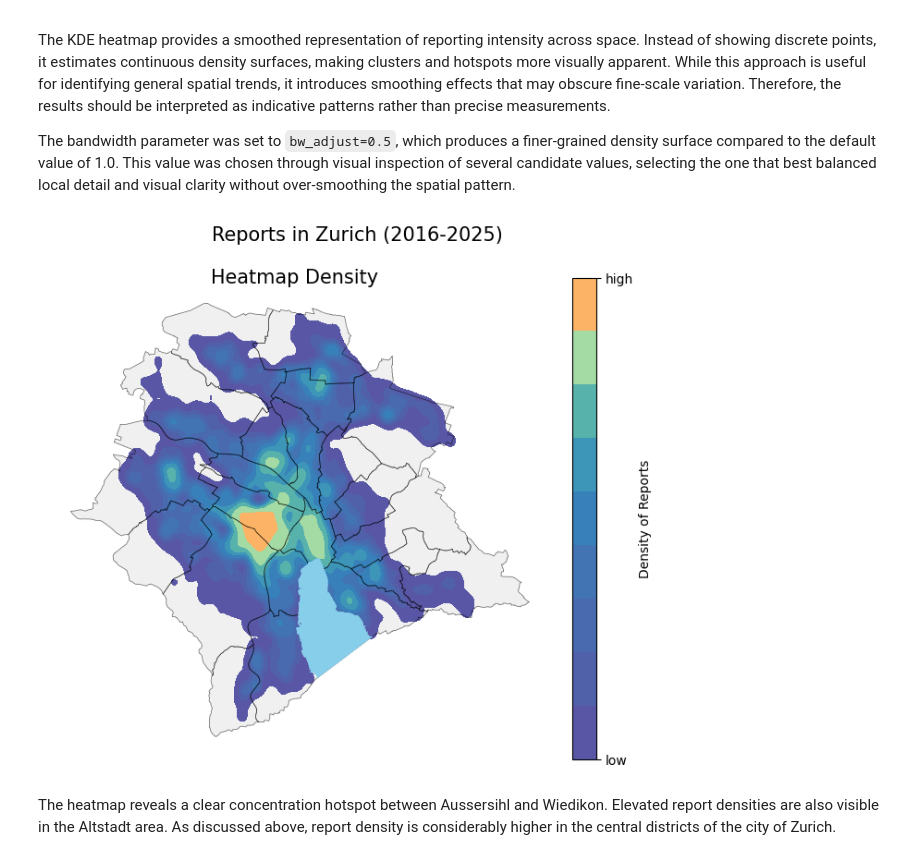
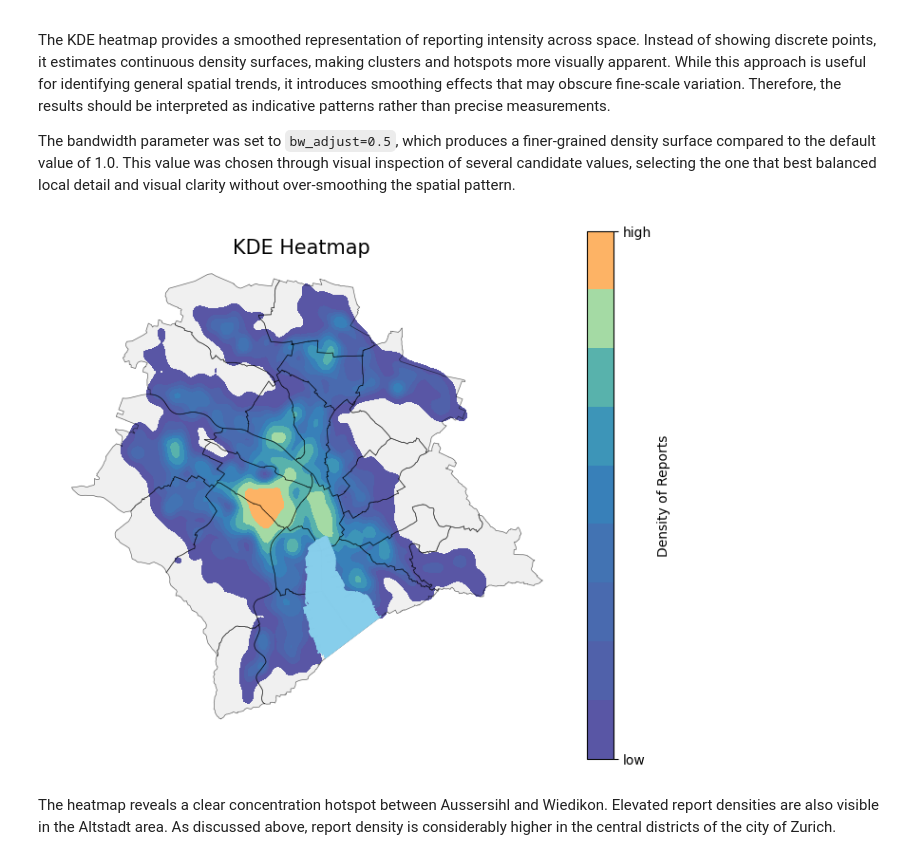
Before and after one commit to fabianott/zueriwieneu_spatial_analysis, a Jupyter notebook: notebooks/spatial_analysis.ipynb, the cells around one changed output. Drawn from its saved outputs; the diff is of its cells as text; code cells hidden in the pictures.

```diff
--- a/notebooks/spatial_analysis.ipynb
+++ b/notebooks/spatial_analysis.ipynb
@@ -73,37 +73,36 @@ The KDE heatmap provides a smoothed representation of reporting intensity across
 
 The bandwidth parameter was set to `bw_adjust=0.5`, which produces a finer-grained density surface compared to the default value of 1.0. This value was chosen through visual inspection of several candidate values, selecting the one that best balanced local detail and visual clarity without over-smoothing the spatial pattern.
 # %%
-fig, ax = plt.subplots(1, 1, figsize=(7, 6))
-fig.suptitle("Reports in Zurich (2016-2025)", fontsize = 15, x = 0.5, y = 1.001)
+fig, ax = plt.subplots( figsize=(7, 6))
 
 district_gdf.plot(ax = ax, color = "#f0f0f0", edgecolor = "none")
 
 sns.kdeplot(
     x = reports_gdf.e,
     y = reports_gdf.n,
     ax = ax,
     cmap = "Spectral_r",
     fill = True,
     cbar = True,
     cbar_kws = {"label": "Density of Reports"},
     bw_adjust = 0.5)
 
 cbar = ax.collections[-1].colorbar
 vmin, vmax = cbar.ax.get_ylim()
 cbar.set_ticks([vmin, vmax])
 cbar.set_ticklabels(["low", "high"])
 
 lakes_gdf.plot(ax = ax, color = "skyblue", zorder = 2)
 district_gdf.boundary.plot(ax = ax, color = "black", linewidth = 0.5, alpha = 0.6, zorder = 1)
 
 ax.axis("off")
-ax.set_title("Heatmap Density", fontsize = 15)
+ax.set_title("KDE Heatmap", fontsize = 15)
 
 plt.tight_layout()
-plt.savefig(outputs_dir / "heatmap_density.png", dpi = 300, bbox_inches = "tight")
+plt.savefig(outputs_dir / "reports_kde_heatmap.png", dpi = 300, bbox_inches = "tight")
 plt.show()
 # %% [output]
-[figure, old version]
+[figure, new version]
 # %% [markdown]
 The heatmap reveals a clear concentration hotspot between Aussersihl and Wiedikon. Elevated report densities are also visible in the Altstadt area. As discussed above, report density is considerably higher in the central districts of the city of Zurich.
 # %% [markdown]
```
Also changed, not shown: parts of 11 cells of this notebook, 22 other files.
